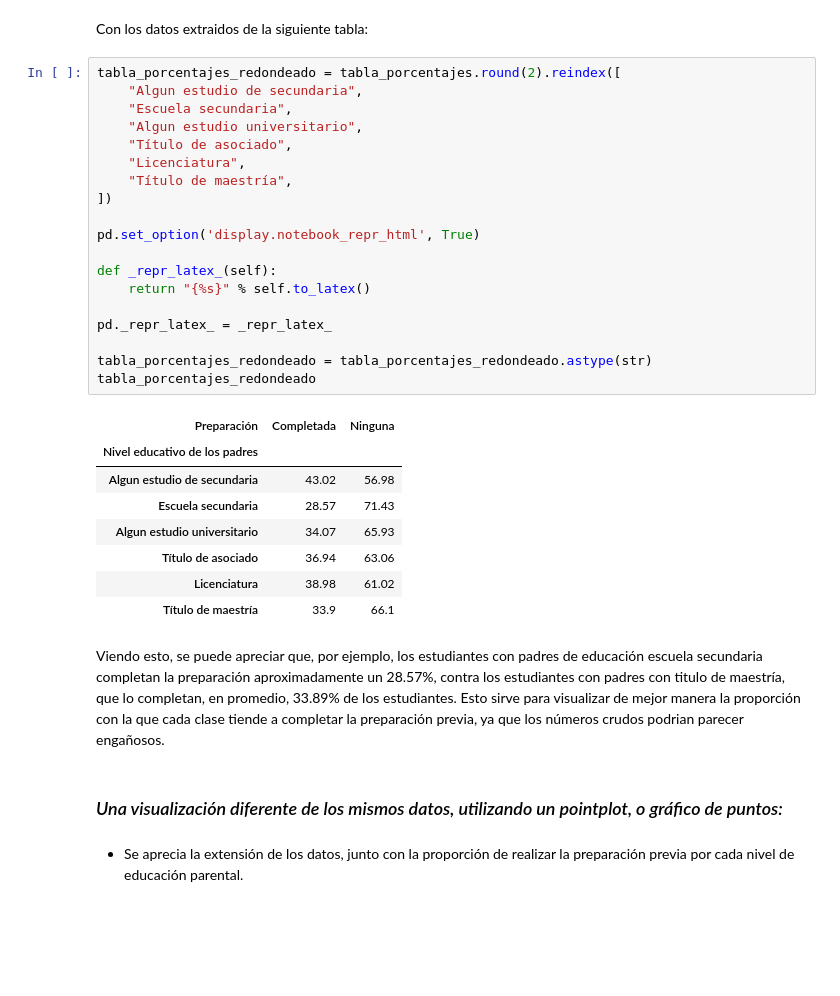
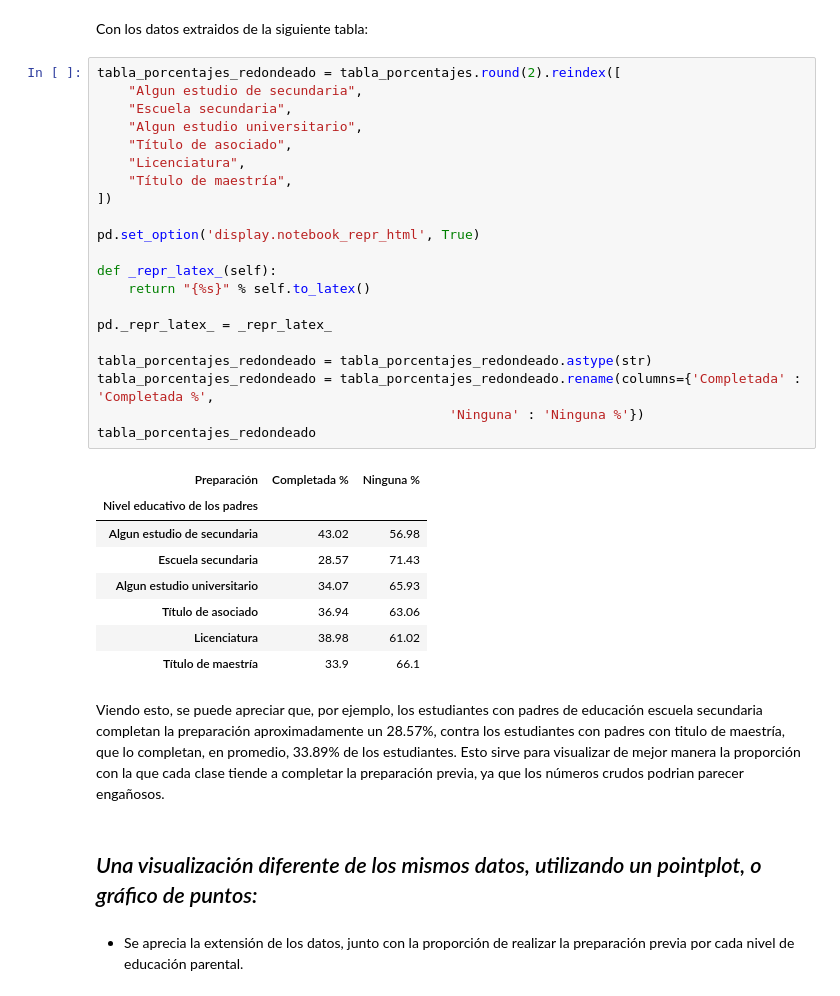
Before and after one commit to Zadquiel-niev/StudentsPerformance-G5-G6-Grupo-5, a Jupyter notebook: jupyter.ipynb, the cells around one changed output. Drawn from its saved outputs; the diff is of its cells as text; blank space fills up the shorter version.

```diff
--- a/jupyter.ipynb
+++ b/jupyter.ipynb
@@ -148,24 +148,26 @@ Con los datos extraidos de la siguiente tabla:
 # %%
 tabla_porcentajes_redondeado = tabla_porcentajes.round(2).reindex([
     "Algun estudio de secundaria",
     "Escuela secundaria",
     "Algun estudio universitario",
     "Título de asociado",
     "Licenciatura",
     "Título de maestría",
 ])
 
 pd.set_option('display.notebook_repr_html', True)
 
 def _repr_latex_(self):
     return "{%s}" % self.to_latex()
 
 pd._repr_latex_ = _repr_latex_
 
 tabla_porcentajes_redondeado = tabla_porcentajes_redondeado.astype(str)
+tabla_porcentajes_redondeado = tabla_porcentajes_redondeado.rename(columns={'Completada' : 'Completada %',
+                                             'Ninguna' : 'Ninguna %'})
 tabla_porcentajes_redondeado
 # %% [output]
-| Preparación | Completada | Ninguna |
+| Preparación | Completada % | Ninguna % |
 | Nivel educativo de los padres |  |  |
 | Algun estudio de secundaria | 43.02 | 56.98 |
 | Escuela secundaria | 28.57 | 71.43 |
@@ -176,7 +178,7 @@ tabla_porcentajes_redondeado
 # %% [markdown]
 Viendo esto, se puede apreciar que, por ejemplo, los estudiantes con padres de educación escuela secundaria completan la preparación aproximadamente un 28.57%, contra los estudiantes con padres con titulo de maestría, que lo completan, en promedio, 33.89% de los estudiantes. Esto sirve para visualizar de mejor manera la proporción con la que cada clase tiende a completar la preparación previa, ya que los números crudos podrian parecer engañosos.
 # %% [markdown]
-### *Una visualización diferente de los mismos datos, utilizando un pointplot, o gráfico de puntos:*
+## *Una visualización diferente de los mismos datos, utilizando un pointplot, o gráfico de puntos:*
 # %% [markdown]
 - Se aprecia la extensión de los datos, junto con la proporción de realizar la preparación previa por cada nivel de educación parental.
 # %%
```
Also changed, not shown: parts of 6 cells of this notebook.
